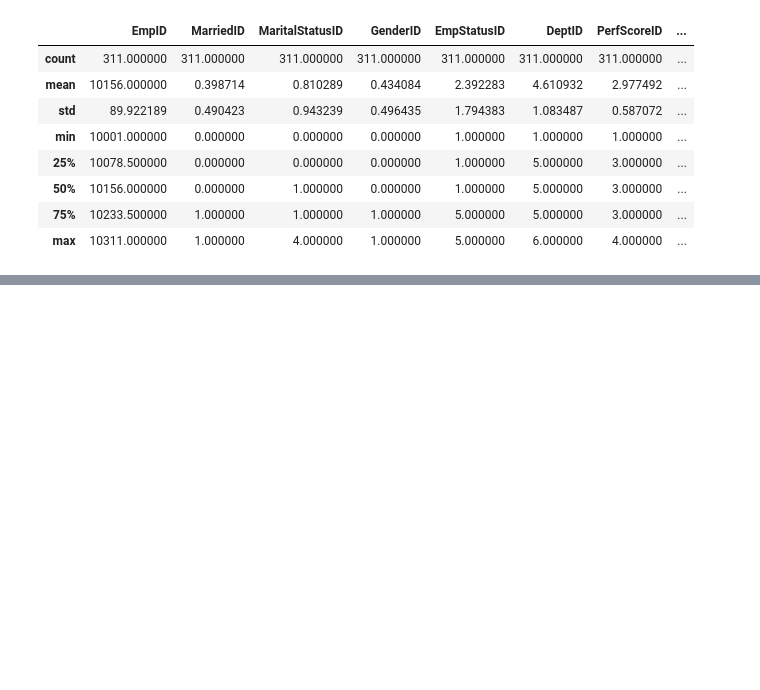
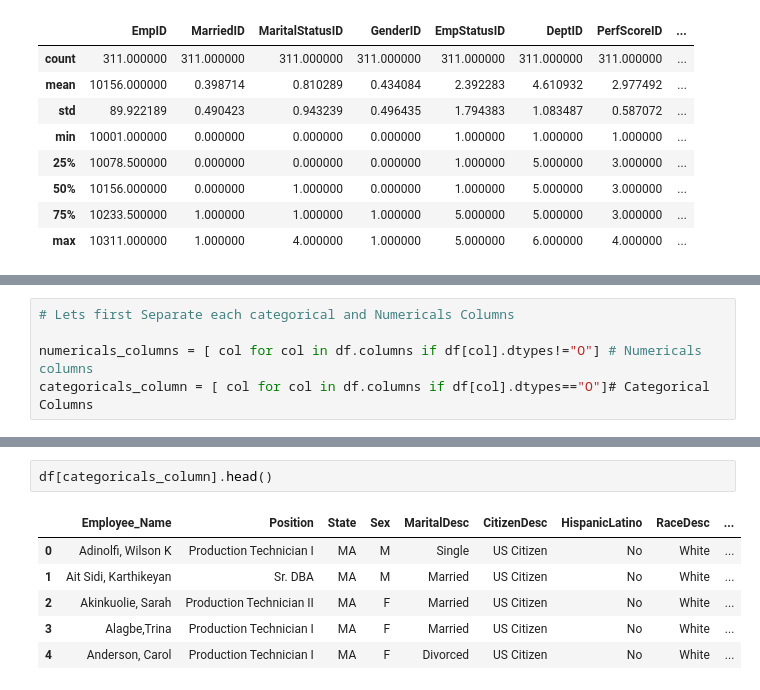
Before and after one commit to Rajatsingh64/HR_attrition_prediction, a Jupyter notebook: research.ipynb, the cells around one changed output, grey strips where cells are left out. Drawn from its saved outputs; the diff is of its cells as text; blank space fills up the shorter version.

```diff
--- a/research.ipynb
+++ b/research.ipynb
@@ -72,0 +204,5 @@ df[["GenderID" , "Sex"]]
+# %%
+# Lets first Separate each categorical and Numericals Columns
+
+numericals_columns = [ col for col in df.columns if df[col].dtypes!="O"] # Numericals columns
+categoricals_column = [ col for col in df.columns if df[col].dtypes=="O"]# Categorical  Columns
@@ -72,0 +219,9 @@ df[["GenderID" , "Sex"]]
+# %%
+df[categoricals_column].head()
+# %% [output]
+|  | Employee_Name | Position | State | Sex | MaritalDesc | CitizenDesc | HispanicLatino | RaceDesc | ... |
+| 0 | Adinolfi, Wilson K | Production Technician I | MA | M | Single | US Citizen | No | White | ... |
+| 1 | Ait Sidi, Karthikeyan | Sr. DBA | MA | M | Married | US Citizen | No | White | ... |
+| 2 | Akinkuolie, Sarah | Production Technician II | MA | F | Married | US Citizen | No | White | ... |
+| 3 | Alagbe,Trina | Production Technician I | MA | F | Married | US Citizen | No | White | ... |
+| 4 | Anderson, Carol | Production Technician I | MA | F | Divorced | US Citizen | No | White | ... |
```
Also changed, not shown: parts of 28 cells of this notebook, 22 other files.
